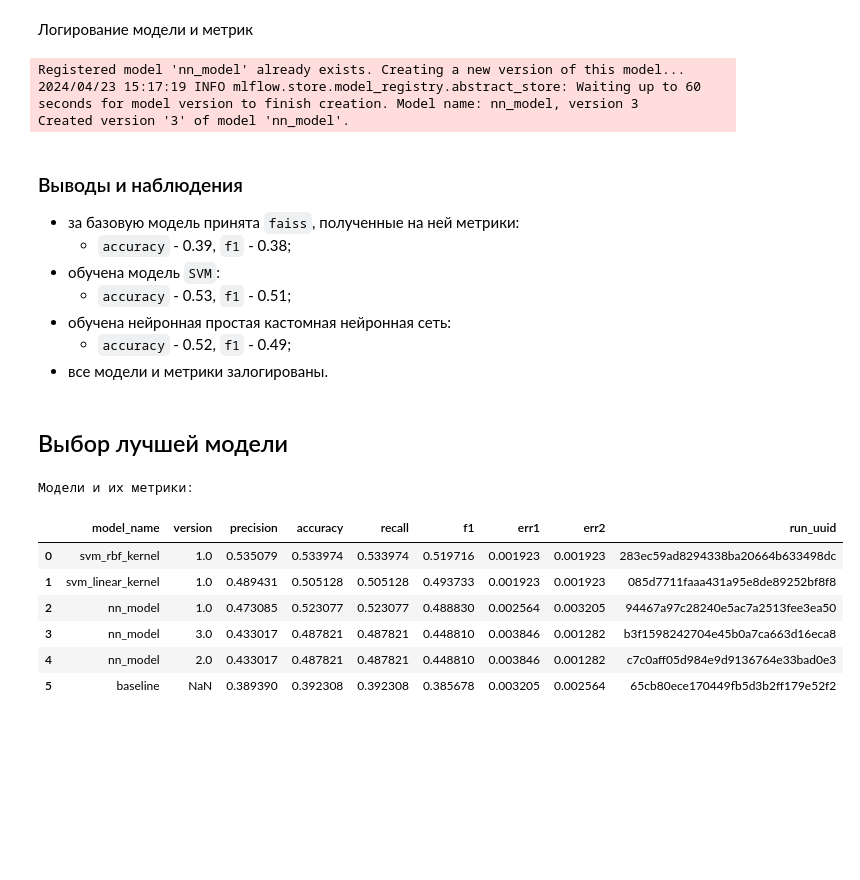
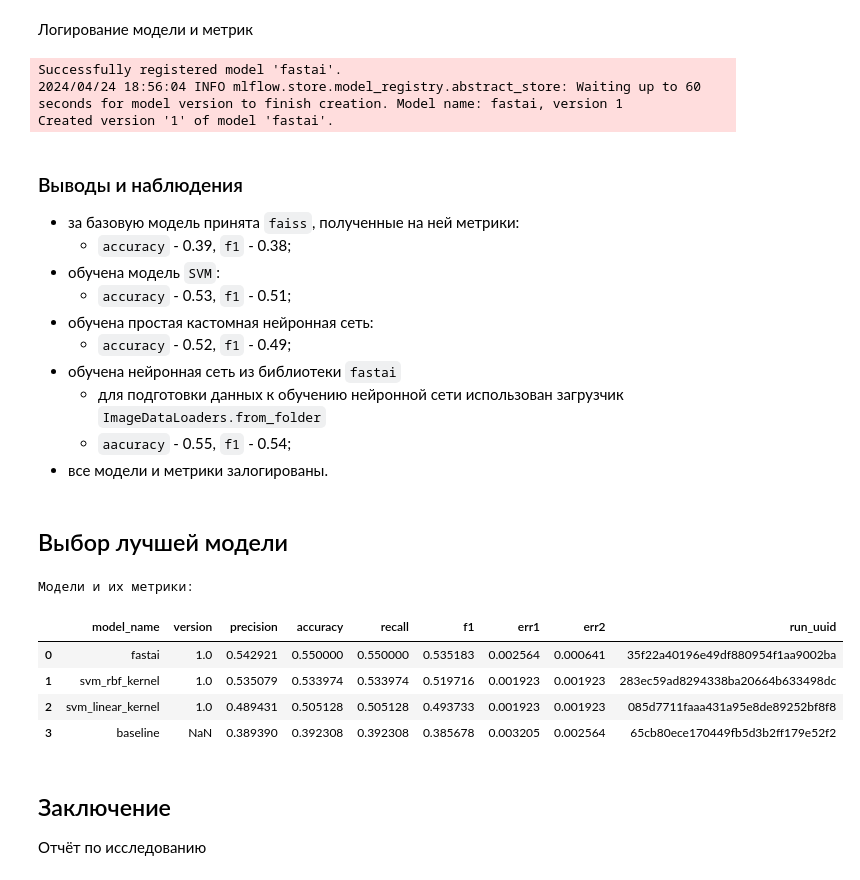
Before and after one commit to denis-42ds/determining_music_genre_from_an_image, a Jupyter notebook: music_genres.ipynb, the cells around one changed output. Saved outputs shown, nothing was run; the diff lists cells and outputs as text; code cells hidden in the pictures; blank space fills up the shorter version.

Commit message:
fastai first model fitted

```diff
--- a/music_genres.ipynb
+++ b/music_genres.ipynb
@@ -351,20 +358,18 @@ weighted avg       0.43      0.49      0.45      1560
 # %%
 metadata = {
     'author': 'denis_zeit',
-    'training_date': '2024-04-23',
-    'data_used': 'wo_test_data',
+    'training_date': '2024-04-24',
+    'data_used': 'all_data',
     'library_versions': {'mlflow': '2.11.3',
-                         'scikit-learn': '1.4.2',
-                         'torch': '2.2.2',
-                         'torchvision': '0.17.2'}
+                         'fastai': '2.7.14'}
 }
 
 explorer.model_logging(experiment_name=EXPERIMENT_NAME,
-                       run_name=RUN_NAME[2],
-                       registry_model=REGISTRY_MODEL_NAME[3],
-                       params=nn_model.get_params(),
-                       metrics=nn_metrics,
-                       model=nn_model,
+                       run_name=RUN_NAME[3],
+                       registry_model=REGISTRY_MODEL_NAME[4],
+                       params={name: param for name, param in model.named_parameters()},
+                       metrics=metrics,
+                       model=model,
                        train_data=X_train,
                        train_label=y_train,
                        metadata=metadata,
@@ -372,17 +377,20 @@ explorer.model_logging(experiment_name=EXPERIMENT_NAME,
                        tsh=TRACKING_SERVER_HOST,
                        tsp=TRACKING_SERVER_PORT)
 # %% [output]
-Registered model 'nn_model' already exists. Creating a new version of this model...
-2024/04/23 15:17:19 INFO mlflow.store.model_registry.abstract_store: Waiting up to 60 seconds for model version to finish creation. Model name: nn_model, version 3
-Created version '3' of model 'nn_model'.
+Successfully registered model 'fastai'.
+2024/04/24 18:56:04 INFO mlflow.store.model_registry.abstract_store: Waiting up to 60 seconds for model version to finish creation. Model name: fastai, version 1
+Created version '1' of model 'fastai'.
 # %% [markdown]
 ### Выводы и наблюдения
 - за базовую модель принята `faiss`, полученные на ней метрики:
   - `accuracy` - 0.39, `f1` - 0.38;
 - обучена модель `SVM`:
   - `accuracy` - 0.53, `f1` - 0.51;
-- обучена нейронная простая кастомная нейронная сеть:
+- обучена простая кастомная нейронная сеть:
   - `accuracy` - 0.52, `f1` - 0.49;
+- обучена нейронная сеть из библиотеки `fastai`
+  - для подготовки данных к обучению нейронной сети использован загрузчик `ImageDataLoaders.from_folder`
+  - `aacuracy` - 0.55, `f1` - 0.54;
 - все модели и метрики залогированы.
 # %% [markdown]
 ## Выбор лучшей модели
@@ -394,37 +402,43 @@ with psycopg.connect(**connection) as conn:
         # table_data = []
         # for table_name in cur.fetchall():
         #     cur.execute(f"SELECT COUNT(*) FROM {table_name[0]}")
         #     table_data.append((table_name[0], cur.fetchone()[0]))
         # print('Находящиеся в базе таблицы:')
         # display(pd.DataFrame(table_data, columns=['table_name', 'number_of_rows']))
 
         cur.execute("""
                        SELECT
                          COALESCE(model_versions.name, 'baseline') AS model_name,
                          model_versions.version,
                          MAX(CASE WHEN metrics.key = 'precision' THEN metrics.value END) AS precision,
                          MAX(CASE WHEN metrics.key = 'accuracy' THEN metrics.value END) AS accuracy,
                          MAX(CASE WHEN metrics.key = 'recall' THEN metrics.value END) AS recall,
                          MAX(CASE WHEN metrics.key = 'f1' THEN metrics.value END) AS f1,
                          MAX(CASE WHEN metrics.key = 'err1' THEN metrics.value END) AS err1,
                          MAX(CASE WHEN metrics.key = 'err2' THEN metrics.value END) AS err2,
                          metrics.run_uuid
                        FROM metrics
                          LEFT JOIN model_versions ON model_versions.run_id=metrics.run_uuid
                        WHERE metrics.key NOT IN ('fit_time', 'score_time')
+                         AND metrics.run_uuid NOT IN ('22d36f7c8a5d43e8968d5f13f83b1b62',
+                                                      'ca8a180772d048b5876d941f523a2d85',
+                                                      '94467a97c28240e5ac7a2513fee3ea50',
+                                                      'c7c0aff05d984e9d9136764e33bad0e3',
+                                                      'b3f1598242704e45b0a7ca663d16eca8')
                        GROUP BY COALESCE(model_versions.name, 'baseline'), model_versions.version, metrics.run_uuid
-                       ORDER BY f1 DESC
+                       ORDER BY accuracy DESC
                        """)
         table_data = cur.fetchall()
         table_columns = [desc[0] for desc in cur.description]
         print('Модели и их метрики:')
         display(pd.DataFrame(table_data, columns=table_columns))
 # %% [output]
 Модели и их метрики:
 |  | model_name | version | precision | accuracy | recall | f1 | err1 | err2 | run_uuid |
-| 0 | svm_rbf_kernel | 1.0 | 0.535079 | 0.533974 | 0.533974 | 0.519716 | 0.001923 | 0.001923 | 283ec59ad8294338ba20664b633498dc |
-| 1 | svm_linear_kernel | 1.0 | 0.489431 | 0.505128 | 0.505128 | 0.493733 | 0.001923 | 0.001923 | 085d7711faaa431a95e8de89252bf8f8 |
-| 2 | nn_model | 1.0 | 0.473085 | 0.523077 | 0.523077 | 0.488830 | 0.002564 | 0.003205 | 94467a97c28240e5ac7a2513fee3ea50 |
-| 3 | nn_model | 3.0 | 0.433017 | 0.487821 | 0.487821 | 0.448810 | 0.003846 | 0.001282 | b3f1598242704e45b0a7ca663d16eca8 |
-| 4 | nn_model | 2.0 | 0.433017 | 0.487821 | 0.487821 | 0.448810 | 0.003846 | 0.001282 | c7c0aff05d984e9d9136764e33bad0e3 |
-| 5 | baseline | NaN | 0.389390 | 0.392308 | 0.392308 | 0.385678 | 0.003205 | 0.002564 | 65cb80ece170449fb5d3b2ff179e52f2 |
+| 0 | fastai | 1.0 | 0.542921 | 0.550000 | 0.550000 | 0.535183 | 0.002564 | 0.000641 | 35f22a40196e49df880954f1aa9002ba |
+| 1 | svm_rbf_kernel | 1.0 | 0.535079 | 0.533974 | 0.533974 | 0.519716 | 0.001923 | 0.001923 | 283ec59ad8294338ba20664b633498dc |
+| 2 | svm_linear_kernel | 1.0 | 0.489431 | 0.505128 | 0.505128 | 0.493733 | 0.001923 | 0.001923 | 085d7711faaa431a95e8de89252bf8f8 |
+| 3 | baseline | NaN | 0.389390 | 0.392308 | 0.392308 | 0.385678 | 0.003205 | 0.002564 | 65cb80ece170449fb5d3b2ff179e52f2 |
+# %% [markdown]
+## Заключение
+Отчёт по исследованию
```
Also changed, not shown: parts of 12 cells of this notebook, 3 other files.
